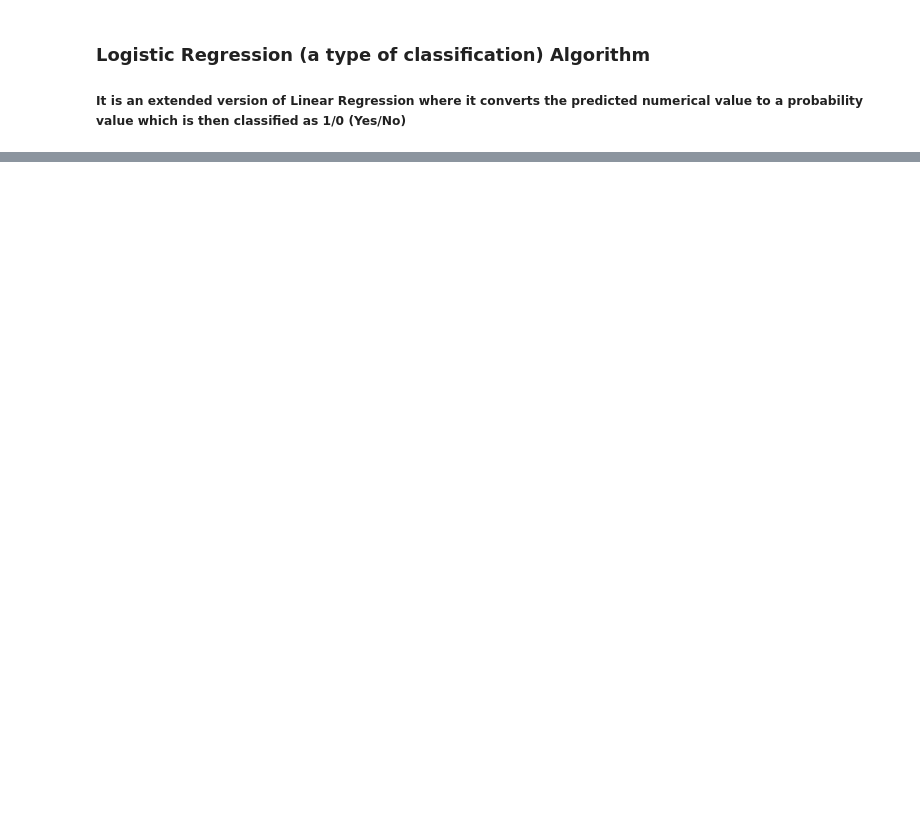
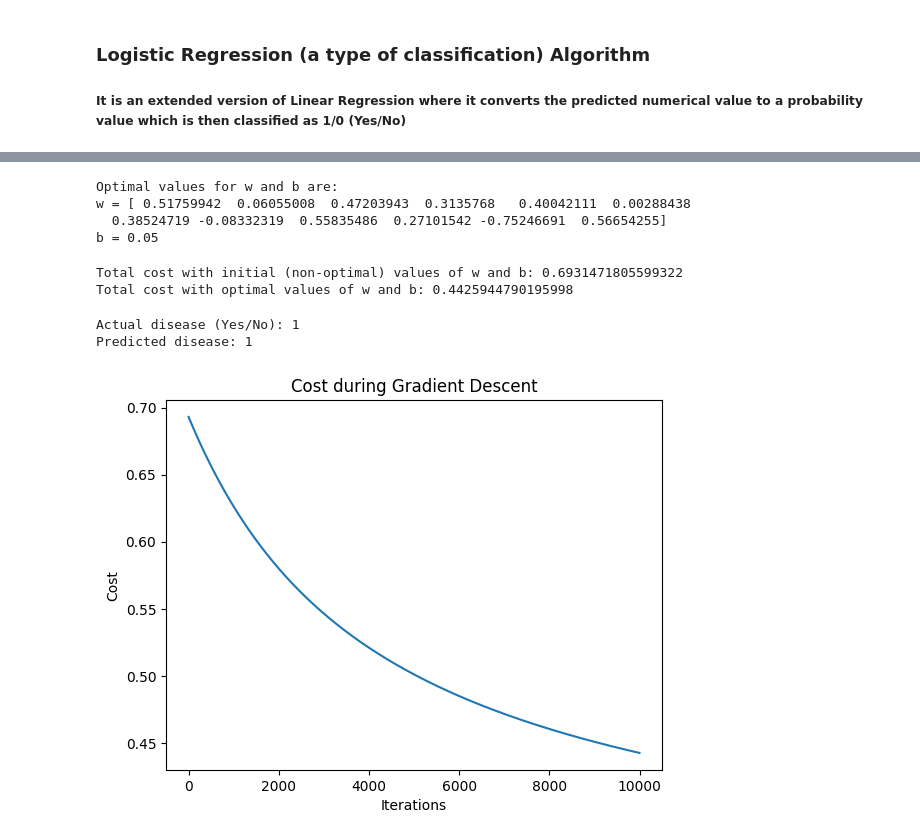
Before and after one commit to murtaza-23/Machine-Learning-Journey, a Jupyter notebook: Classification/Logistic Regression/Logistic_Regression.ipynb, the cells around one changed output, grey strips where cells are left out. Cells and saved outputs as stored; diff of their text form; code cells hidden in the pictures; blank space fills up the shorter version.

Commit message:
Implemented logistic regression and performed data cleaning and transforming as well

```diff
--- a/Classification/Logistic Regression/Logistic_Regression.ipynb
+++ b/Classification/Logistic Regression/Logistic_Regression.ipynb
@@ -70,3 +70,12 @@ def gradient_descent(X, y, w, b, alpha=0.001, iterations=10000):
         cost_history.append(cost)
 
     return w, b, cost_history
+# %%
+def train(X, y):
+    n = X.shape[1]
+    w = np.zeros((n,))
+    b = 0
+
+    w, b, cost_history = gradient_descent(X, y, w, b)
+
+    return w, b, cost_history
@@ -72,0 +84,3 @@ def gradient_descent(X, y, w, b, alpha=0.001, iterations=10000):
+# %%
+disease = pd.read_csv("disease_prediction.csv")
+disease.head()
@@ -72,0 +159,46 @@ def gradient_descent(X, y, w, b, alpha=0.001, iterations=10000):
+# %%
+X = disease.drop(columns=["patient_id", "disease"])
+y = disease["disease"]
+
+X = X.to_numpy()
+y = y.to_numpy()
+
+w, b, cost_history = train(X, y)
+print(f"Optimal values for w and b are:")
+print(f"w = {w}")
+print(f"b = {b:.2f}")
+# %% [output]
+Optimal values for w and b are:
+w = [ 0.51759942  0.06055008  0.47203943  0.3135768   0.40042111  0.00288438
+  0.38524719 -0.08332319  0.55835486  0.27101542 -0.75246691  0.56654255]
+b = 0.05
+# %%
+w_tmp = np.zeros((X.shape[1],))
+b_tmp = 0
+total_cost = compute_loss_logistic(X, y, w_tmp, b_tmp)
+print(f"Total cost with initial (non-optimal) values of w and b: {total_cost}")
+
+total_cost = compute_loss_logistic(X, y, w, b)
+print(f"Total cost with optimal values of w and b: {total_cost}")
+# %% [output]
+Total cost with initial (non-optimal) values of w and b: 0.6931471805599322
+Total cost with optimal values of w and b: 0.4425944790195998
+# %%
+predicted = predict_probability(X[450], w, b)
+predicted = 1 if predicted >= 0.5 else 0
+
+print(f"Actual disease (Yes/No): {y[450]}")
+print(f"Predicted disease: {predicted}")
+# %% [output]
+Actual disease (Yes/No): 1
+Predicted disease: 1
+# %%
+import matplotlib.pyplot as plt
+
+plt.plot(cost_history)
+plt.xlabel("Iterations")
+plt.ylabel("Cost")
+plt.title("Cost during Gradient Descent")
+plt.show()
+# %% [output]
+[figure, added]
```
Also changed, not shown: parts of 5 cells of this notebook.
